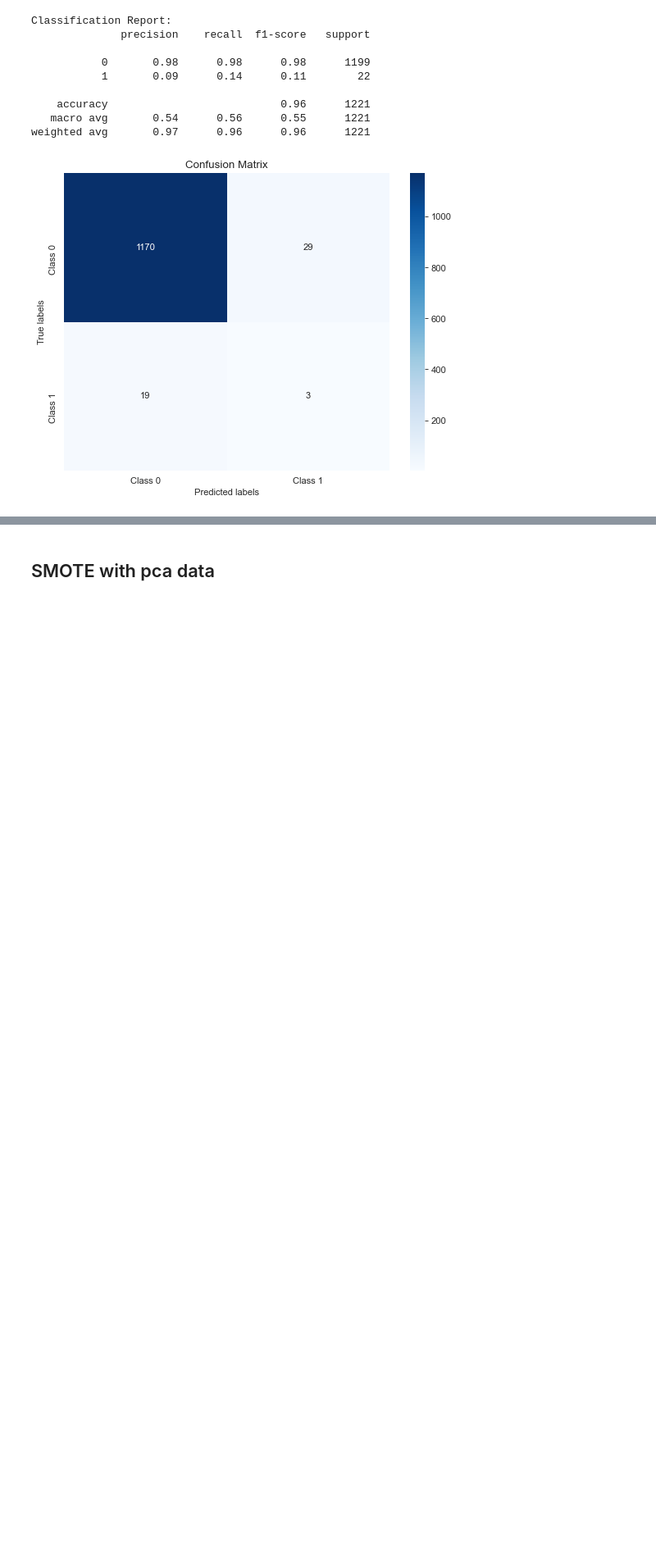
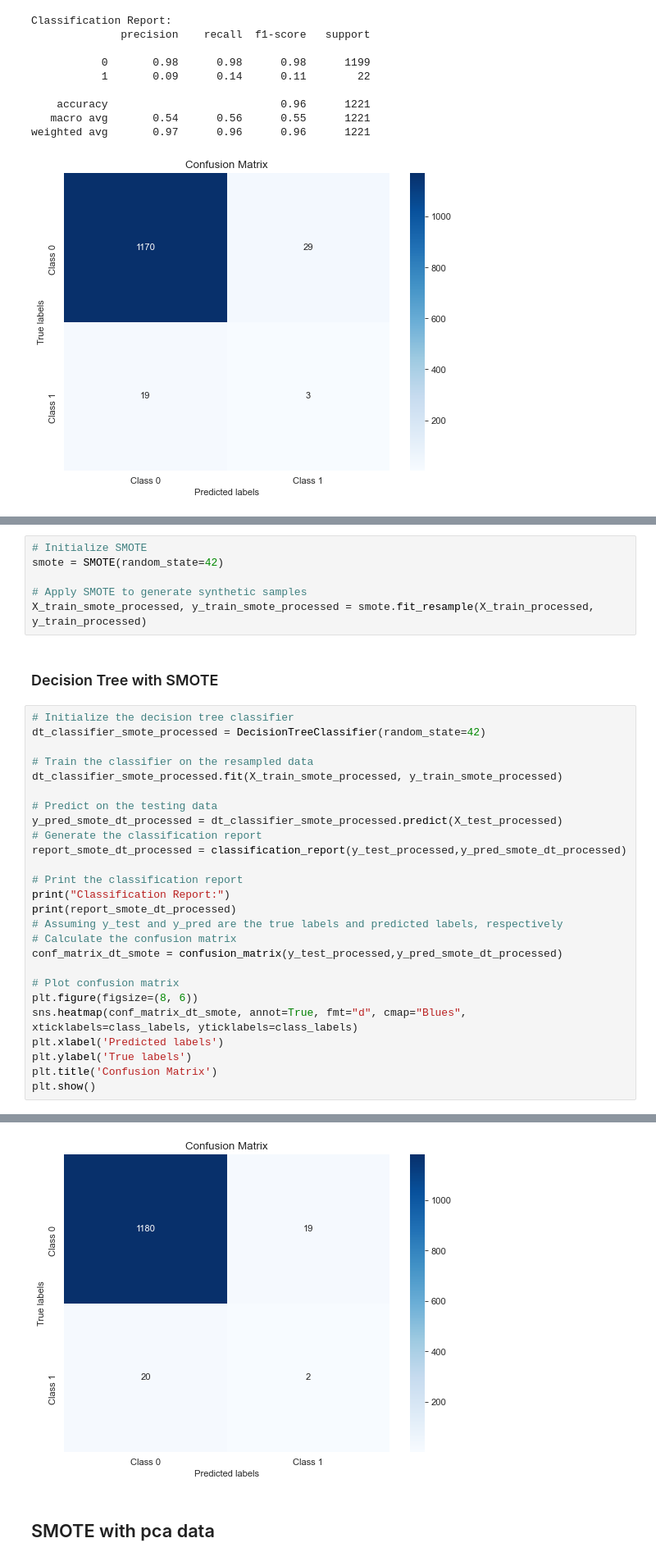
Before and after one commit to IRis0550/mlpy_2, a Jupyter notebook: project2.ipynb, the cells around one changed output, grey strips where cells are left out. Shown at 82% size. Drawn from its saved outputs; the diff is of its cells as text; blank space fills up the shorter version.

Commit message:
try smote_decision tree why not improve！！！！

```diff
--- a/project2.ipynb
+++ b/project2.ipynb
@@ -432,0 +435,35 @@ weighted avg       0.97      0.96      0.96      1221
+# %%
+# Initialize SMOTE
+smote = SMOTE(random_state=42)
+
+# Apply SMOTE to generate synthetic samples
+X_train_smote_processed, y_train_smote_processed = smote.fit_resample(X_train_processed, y_train_processed)
+# %% [markdown]
+### Decision Tree with SMOTE
+# %%
+# Initialize the decision tree classifier
+dt_classifier_smote_processed = DecisionTreeClassifier(random_state=42)
+
+# Train the classifier on the resampled data
+dt_classifier_smote_processed.fit(X_train_smote_processed, y_train_smote_processed)
+
+# Predict on the testing data
+y_pred_smote_dt_processed = dt_classifier_smote_processed.predict(X_test_processed)
+# Generate the classification report
+report_smote_dt_processed = classification_report(y_test_processed,y_pred_smote_dt_processed)
+
+# Print the classification report
+print("Classification Report:")
+print(report_smote_dt_processed)
+# Assuming y_test and y_pred are the true labels and predicted labels, respectively
+# Calculate the confusion matrix
+conf_matrix_dt_smote = confusion_matrix(y_test_processed,y_pred_smote_dt_processed)
+
+# Plot confusion matrix
+plt.figure(figsize=(8, 6))
+sns.heatmap(conf_matrix_dt_smote, annot=True, fmt="d", cmap="Blues", xticklabels=class_labels, yticklabels=class_labels)
+plt.xlabel('Predicted labels')
+plt.ylabel('True labels')
+plt.title('Confusion Matrix')
+plt.show()
+# %% [output]
@@ -433,3 +479,4 @@ weighted avg       0.97      0.96      0.96      1221
+[figure, added]
 # %% [markdown]
 ## SMOTE with pca data
 # %% [markdown]
```
Also changed, not shown: parts of 2 cells of this notebook.
